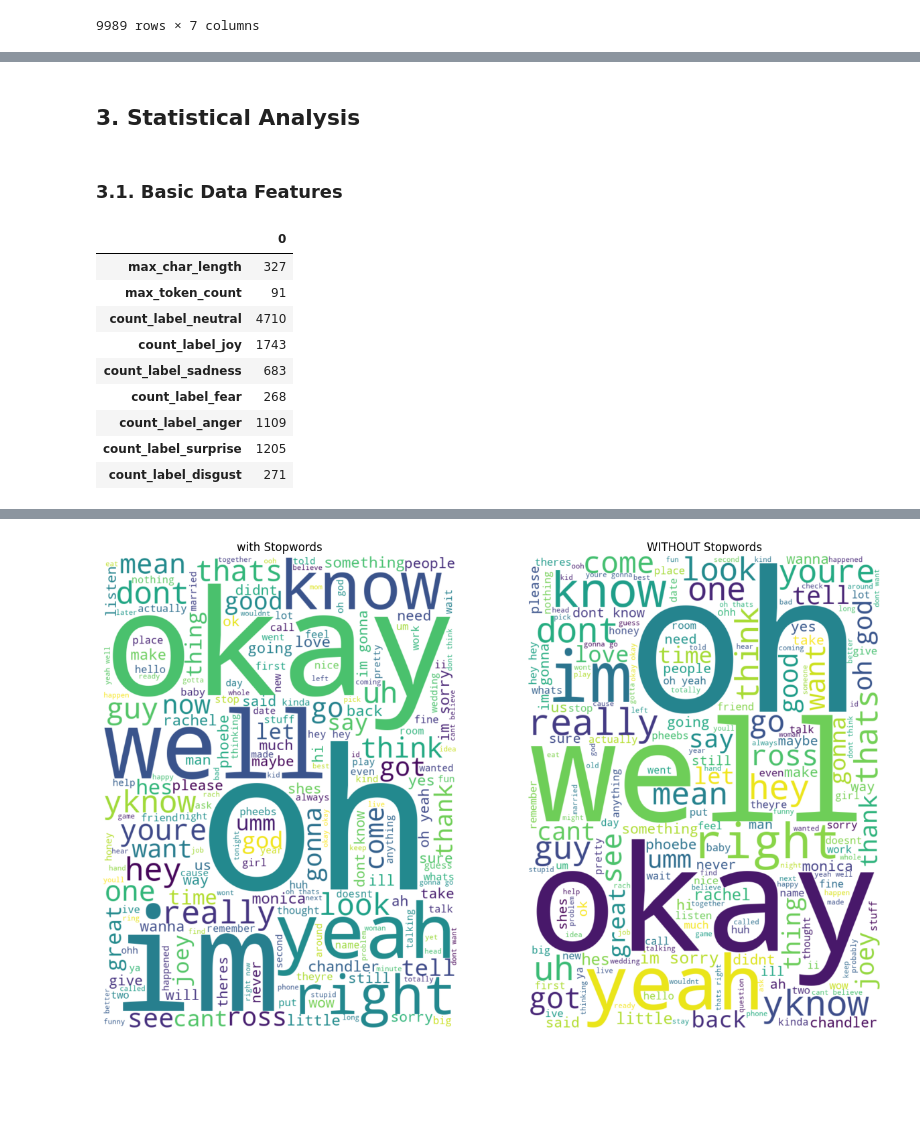
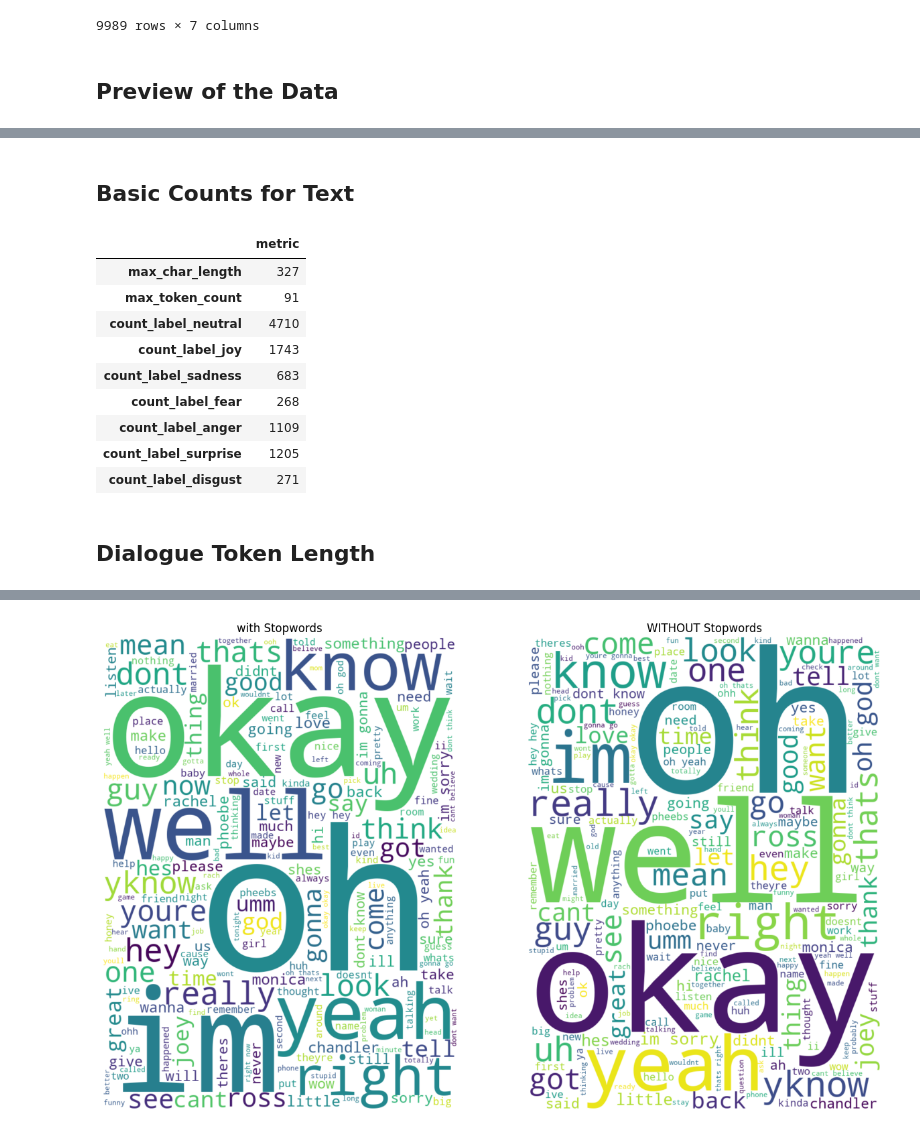
Before and after one commit to hudsonmendes/uolondon-cm3070-fp, a Jupyter notebook: dev/eda.ipynb, the cells around one changed output, grey strips where cells are left out. Cells and saved outputs as stored; diff of their text form; code cells hidden in the pictures; blank space fills up the shorter version.

```diff
--- a/dev/eda.ipynb
+++ b/dev/eda.ipynb
@@ -57,5 +63,5 @@ True
 # %%
 import pathlib
 
-dir_data = pathlib.Path("../data")
+dir_data = pathlib.Path("./data")
 # %% [markdown]
@@ -105,6 +118,8 @@ df_raw
 | 9987 | 1038 | 16 | All | Yeah. | d-1038-seq-16.png | d-1038-seq-16.wav | neutral |
 | 9988 | 1038 | 17 | Joey | That was a good one. For a second... | d-1038-seq-17.png | d-1038-seq-17.wav | joy |
 9989 rows × 7 columns
+# %% [markdown]
+## Preview of the Data
 # %%
 import io
 import base64
@@ -140,29 +155,29 @@ table_html = (
 display(HTML(table_html))
 # %% [output]
 [interactive output not drawn]
-# %% [markdown]
-## 3. Statistical Analysis
-# %% [markdown]
-### 3.1. Basic Data Features
+# %% [markdown]
+## Basic Counts for Text
 # %%
+import pandas as pd
 from nltk.tokenize import word_tokenize
 
 pd.DataFrame.from_dict(
     dict(
         max_char_length=max(df_raw.x_text.map(lambda x: len(x))),
         max_token_count=max(df_raw.x_text.map(lambda x: len(word_tokenize(x)))),
         count_label_neutral=len(df_raw[df_raw.label == "neutral"]),
         count_label_joy=len(df_raw[df_raw.label == "joy"]),
         count_label_sadness=len(df_raw[df_raw.label == "sadness"]),
         count_label_fear=len(df_raw[df_raw.label == "fear"]),
         count_label_anger=len(df_raw[df_raw.label == "anger"]),
         count_label_surprise=len(df_raw[df_raw.label == "surprise"]),
         count_label_disgust=len(df_raw[df_raw.label == "disgust"]),
     ),
     orient="index",
+    columns=["metric"],
 )
 # %% [output]
-|  | 0 |
+|  | metric |
 | max_char_length | 327 |
 | max_token_count | 91 |
 | count_label_neutral | 4710 |
@@ -172,3 +187,5 @@ pd.DataFrame.from_dict(
 | count_label_anger | 1109 |
 | count_label_surprise | 1205 |
 | count_label_disgust | 271 |
+# %% [markdown]
+## Dialogue Token Length
```
Also changed, not shown: parts of 20 cells of this notebook, 34 other files.
